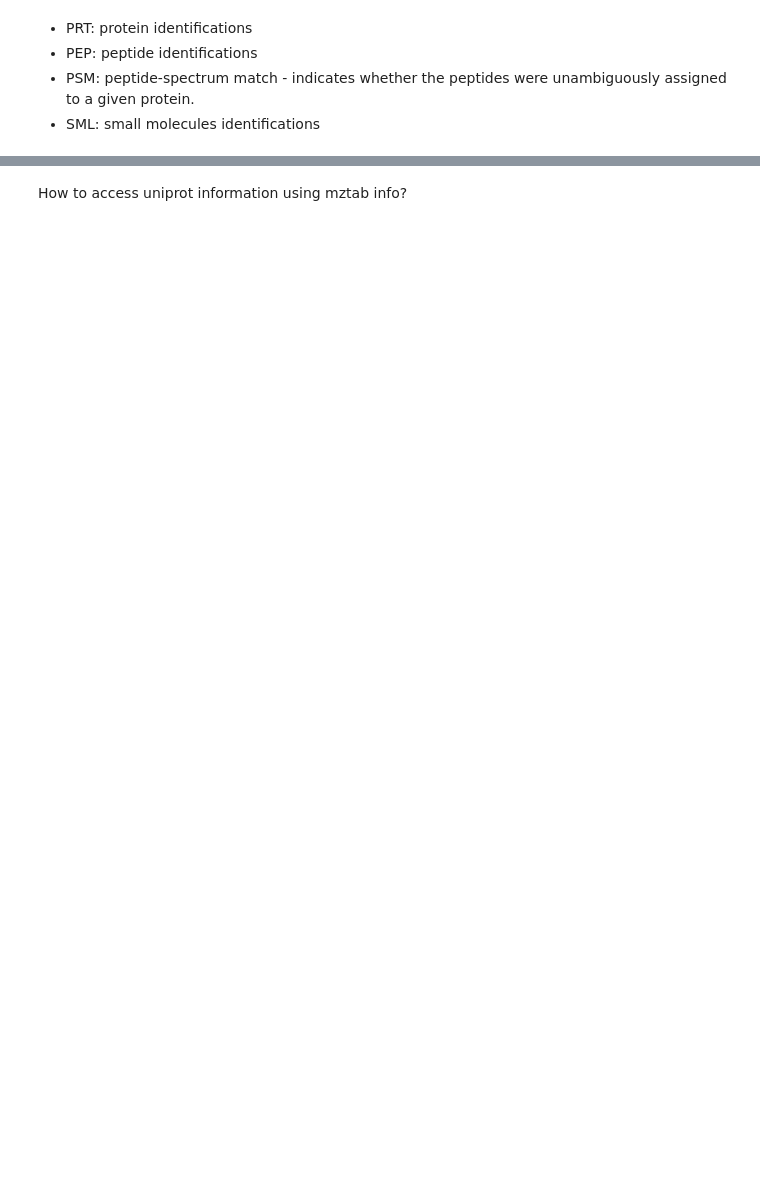
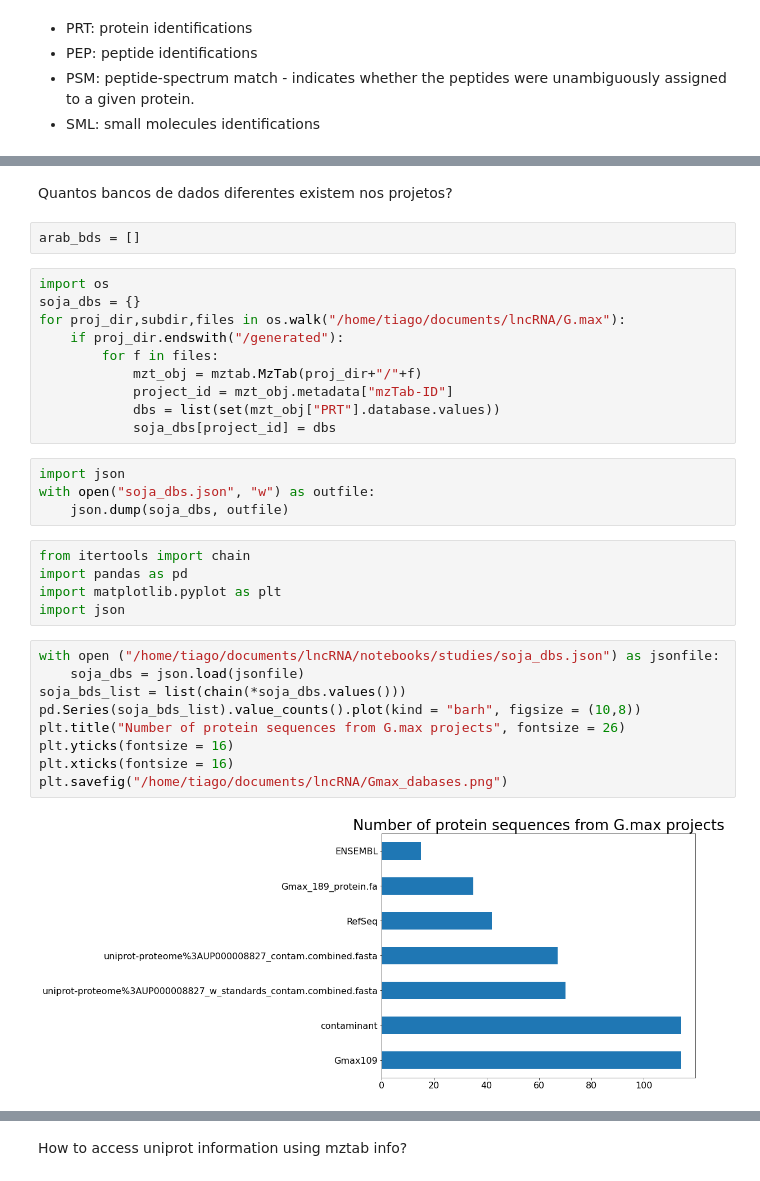
Before and after one commit to tiagocabralborelli/lncRNA, a Jupyter notebook: notebooks/studies/mztab_study.ipynb, the cells around one changed output, grey strips where cells are left out. Saved outputs shown, nothing was run; the diff lists cells and outputs as text; blank space fills up the shorter version.

```diff
--- a/notebooks/studies/mztab_study.ipynb
+++ b/notebooks/studies/mztab_study.ipynb
@@ -82,0 +109,34 @@ coffie["PSM"]
+# %% [markdown]
+Quantos bancos de dados diferentes existem nos projetos?
+# %%
+arab_bds = []
+# %%
+import os
+soja_dbs = {}
+for proj_dir,subdir,files in os.walk("/home/tiago/documents/lncRNA/G.max"):
+    if proj_dir.endswith("/generated"):
+        for f in files:
+            mzt_obj = mztab.MzTab(proj_dir+"/"+f)
+            project_id = mzt_obj.metadata["mzTab-ID"]
+            dbs = list(set(mzt_obj["PRT"].database.values))
+            soja_dbs[project_id] = dbs
+# %%
+import json
+with open("soja_dbs.json", "w") as outfile:
+    json.dump(soja_dbs, outfile)
+# %%
+from itertools import chain
+import pandas as pd
+import matplotlib.pyplot as plt
+import json
+# %%
+with open ("/home/tiago/documents/lncRNA/notebooks/studies/soja_dbs.json") as jsonfile:
+    soja_dbs = json.load(jsonfile)
+soja_bds_list = list(chain(*soja_dbs.values()))
+pd.Series(soja_bds_list).value_counts().plot(kind = "barh", figsize = (10,8))
+plt.title("Number of protein sequences from G.max projects", fontsize = 26)
+plt.yticks(fontsize = 16)
+plt.xticks(fontsize = 16)
+plt.savefig("/home/tiago/documents/lncRNA/Gmax_dabases.png")
+# %% [output]
+[figure, added]
```
Also changed, not shown: parts of 24 cells of this notebook, 2 other files.
